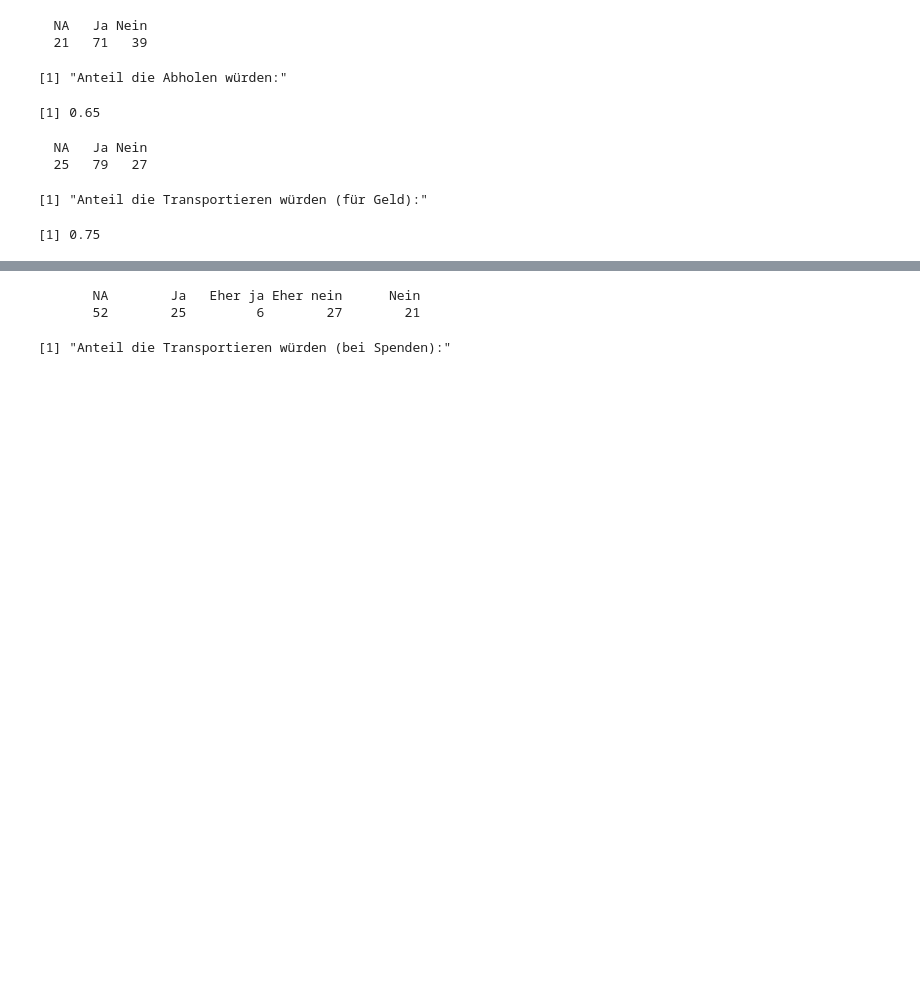
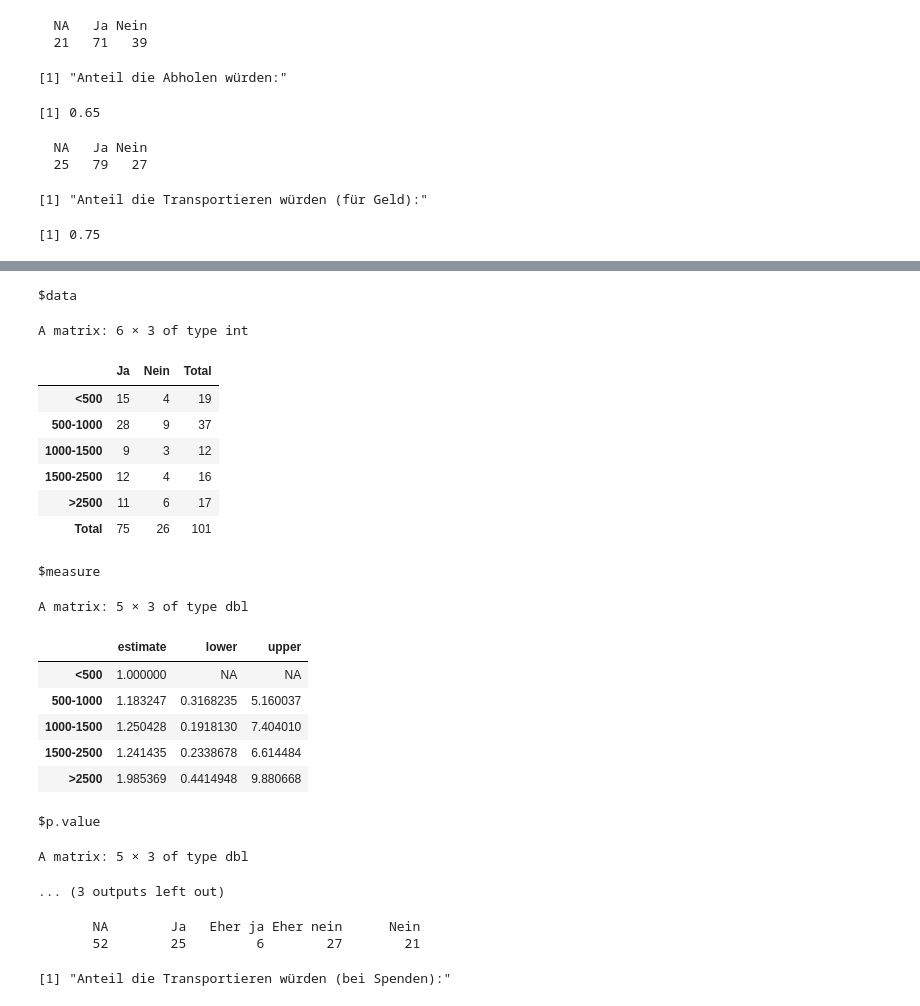
Before and after one commit to MaximeBonnin/DataScience4Entrepreneurs, a Jupyter notebook: Auswertung.ipynb, the cells around one changed output, grey strips where cells are left out. Saved outputs shown, nothing was run; the diff lists cells and outputs as text; code cells hidden in the pictures; blank space fills up the shorter version.

Commit message:
Einkommen&Transport

```diff
--- a/Auswertung.ipynb
+++ b/Auswertung.ipynb
@@ -78,9 +85,12 @@ anteilZug
 
 df$Ticket <- as.factor(df$Ticket)
 levels(df$Ticket) <- c("NA", "Sonst", "Monat", "Jahr", "Studenten")
-# table(df$Ticket)
+table(df$Ticket)
 print("Anteil Studententickets (sehr wenige Daten):")
 sum(df$Ticket == "Studenten")/sum(df$Ticket != "NA") # EXTREM wenige Daten -> nicht aussagekräftig
+
+df$TicketSonst <- as.factor(df$TicketSonst)
+levels(df$TicketSonst)
 # %% [output]
     NA    Zug Anders   Nein
     17     12     13     89
@@ -276,6 +292,13 @@ levels(df$Transport) <- c("NA", "Ja", "Nein")
 table(df$Transport)
 print("Anteil die Transportieren würden (für Geld):")
 round(sum(df$Transport == "Ja")/sum(df$Transport != "NA"), 2)
+
+ggplot(subset(df, Transport!="NA" & Einkommen!="NA"), aes(Einkommen, Transport)) + geom_bin2d()
+
+data <- subset(df, Transport!="NA" & Einkommen!="NA")
+mat <- table(data$Einkommen, data$Transport)[2:6,2:3]
+or_fit <- oddsratio(mat)
+or_fit
 # %% [output]
   NA   Ja Nein
   25   79   27
@@ -284,3 +315,23 @@ round(sum(df$Transport == "Ja")/sum(df$Transport != "NA"), 2)
+$data
+A matrix: 6 × 3 of type int
+|  | Ja | Nein | Total |
+| <500 | 15 | 4 | 19 |
+| 500-1000 | 28 | 9 | 37 |
+| 1000-1500 | 9 | 3 | 12 |
+| 1500-2500 | 12 | 4 | 16 |
+| >2500 | 11 | 6 | 17 |
+| Total | 75 | 26 | 101 |
+$measure
+A matrix: 5 × 3 of type dbl
+|  | estimate | lower | upper |
+| <500 | 1.000000 | NA | NA |
+| 500-1000 | 1.183247 | 0.3168235 | 5.160037 |
+| 1000-1500 | 1.250428 | 0.1918130 | 7.404010 |
+| 1500-2500 | 1.241435 | 0.2338678 | 6.614484 |
+| >2500 | 1.985369 | 0.4414948 | 9.880668 |
+$p.value
+A matrix: 5 × 3 of type dbl
+... (3 outputs left out)
 # %%
 df$TransportSpende <- as.factor(df$TransportSpende)
 levels(df$TransportSpende) <- c("NA", "Ja", "Eher ja", "Eher nein", "Nein")
```
Also changed, not shown: parts of 5 cells of this notebook.
